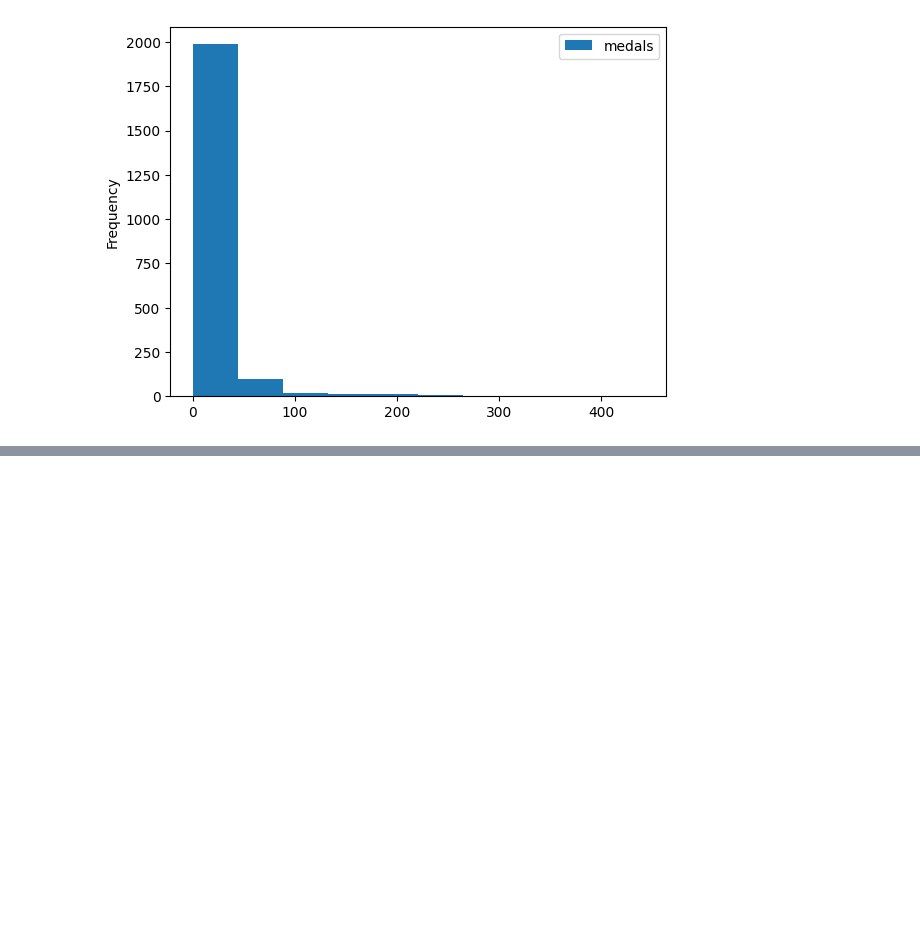
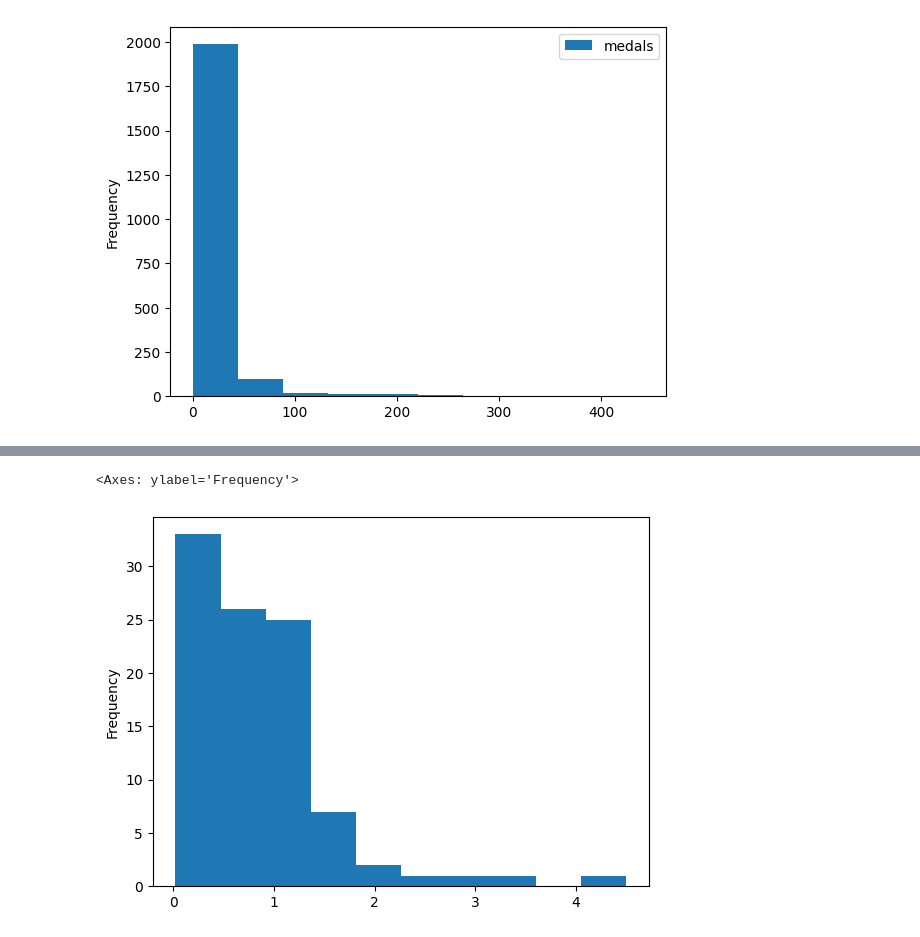
Before and after one commit to PhilipBurg/some-ML, a Jupyter notebook: some-ML.ipynb, the cells around one changed output, grey strips where cells are left out. Cells and saved outputs as stored; diff of their text form; code cells hidden in the pictures; blank space fills up the shorter version.

Commit message:
Added predicitons, calculated the error and also some mean values. Finally sortet the results and added some suggestions for further work.

```diff
--- a/some-ML.ipynb
+++ b/some-ML.ipynb
@@ -89,0 +188,2 @@ test.shape
+# %%
+error_by_team = errors.groupby(test["team"]).mean()
@@ -89,0 +206,5 @@ test.shape
+# %%
+#now: How many medals earned each country on average
+medals_by_team = test["medals"].groupby(test["team"]).mean()
+# %%
+error_ratio = error_by_team / medals_by_team
@@ -89,0 +243,4 @@ test.shape
+# %%
+#clean up the infinite values:
+import numpy as np
+error_ratio = error_ratio[np.isfinite(error_ratio)]
@@ -89,0 +264,6 @@ test.shape
+# %%
+#above we can see some good values for error ratio (e.g. USA with 12%)
+error_ratio.plot.hist()
+# %% [output]
+<Axes: ylabel='Frequency'>
+[figure, added]
```
Also changed, not shown: parts of 24 cells of this notebook.
